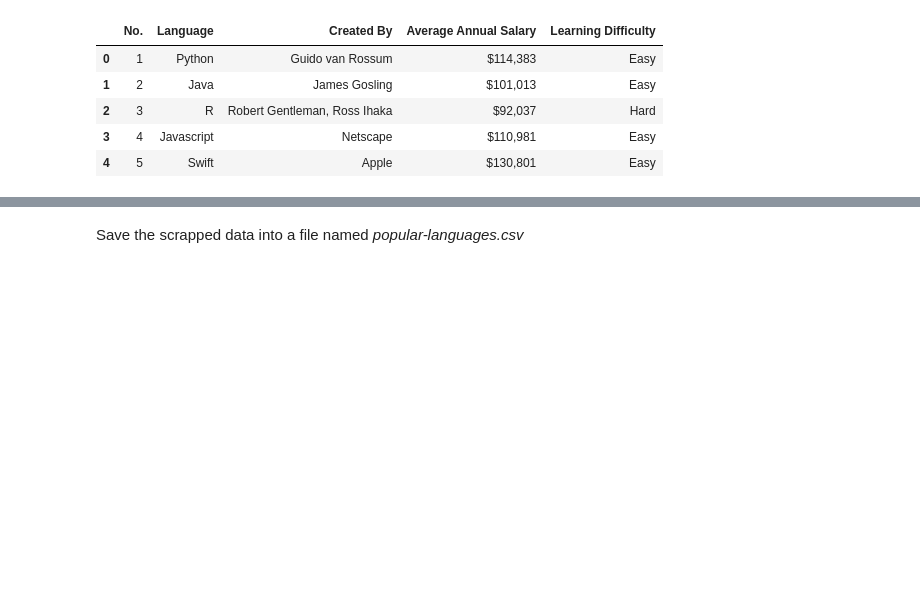
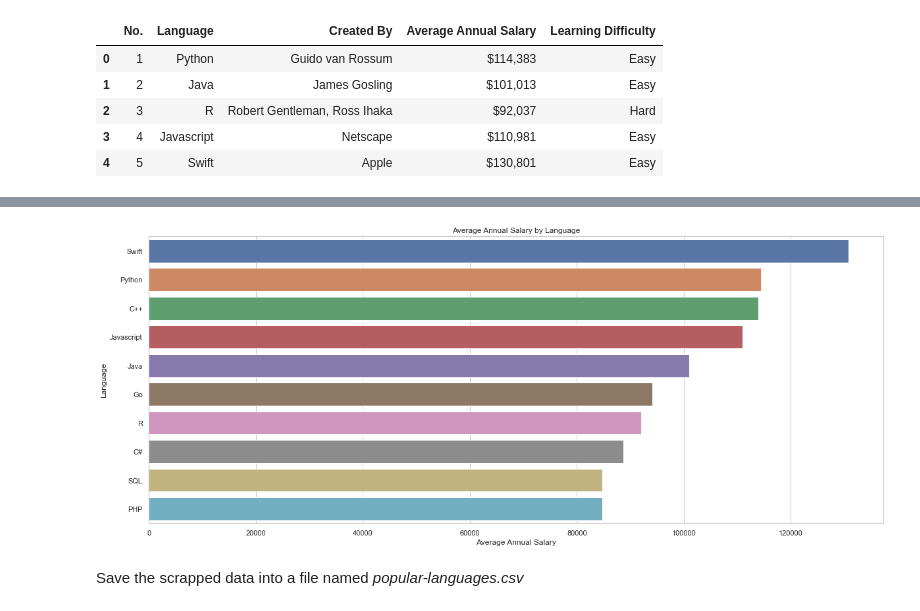
Before and after one commit to sonpn82/IBM-Data-analyst-capstone-project, a Jupyter notebook: Web-Scraping-Lab.ipynb, the cells around one changed output, grey strips where cells are left out. Saved outputs shown, nothing was run; the diff lists cells and outputs as text; code cells hidden in the pictures; blank space fills up the shorter version.

```diff
--- a/Web-Scraping-Lab.ipynb
+++ b/Web-Scraping-Lab.ipynb
@@ -56,3 +56,8 @@ df.head()
 | 2 | 3 | R | Robert Gentleman, Ross Ihaka | $92,037 | Hard |
 | 3 | 4 | Javascript | Netscape | $110,981 | Easy |
 | 4 | 5 | Swift | Apple | $130,801 | Easy |
+# %%
+df['Average Annual Salary'] = df['Average Annual Salary'].str.replace('$','').str.replace(',','')
+df['Average Annual Salary'] = pd.to_numeric(df['Average Annual Salary'])
+df2 = df.sort_values(by=['Average Annual Salary'],ascending=False)
+df2.head()
@@ -59,3 +71,16 @@ df.head()
+# %%
+# Draw the chart
+import seaborn as sns
+import matplotlib.pyplot as plt
+%matplotlib inline
+
+sns.set_theme(style='whitegrid')
+f, ax = plt.subplots(figsize=(20, 8))
+sns.barplot(x='Average Annual Salary', y='Language', data=df2)
+plt.title('Average Annual Salary by Language')
+plt.show()
+# %% [output]
+[figure, added]
 # %% [markdown]
 Save the scrapped data into a file named *popular-languages.csv*
 # %%
```
Also changed, not shown: parts of 1 cell of this notebook, 1 other file.
